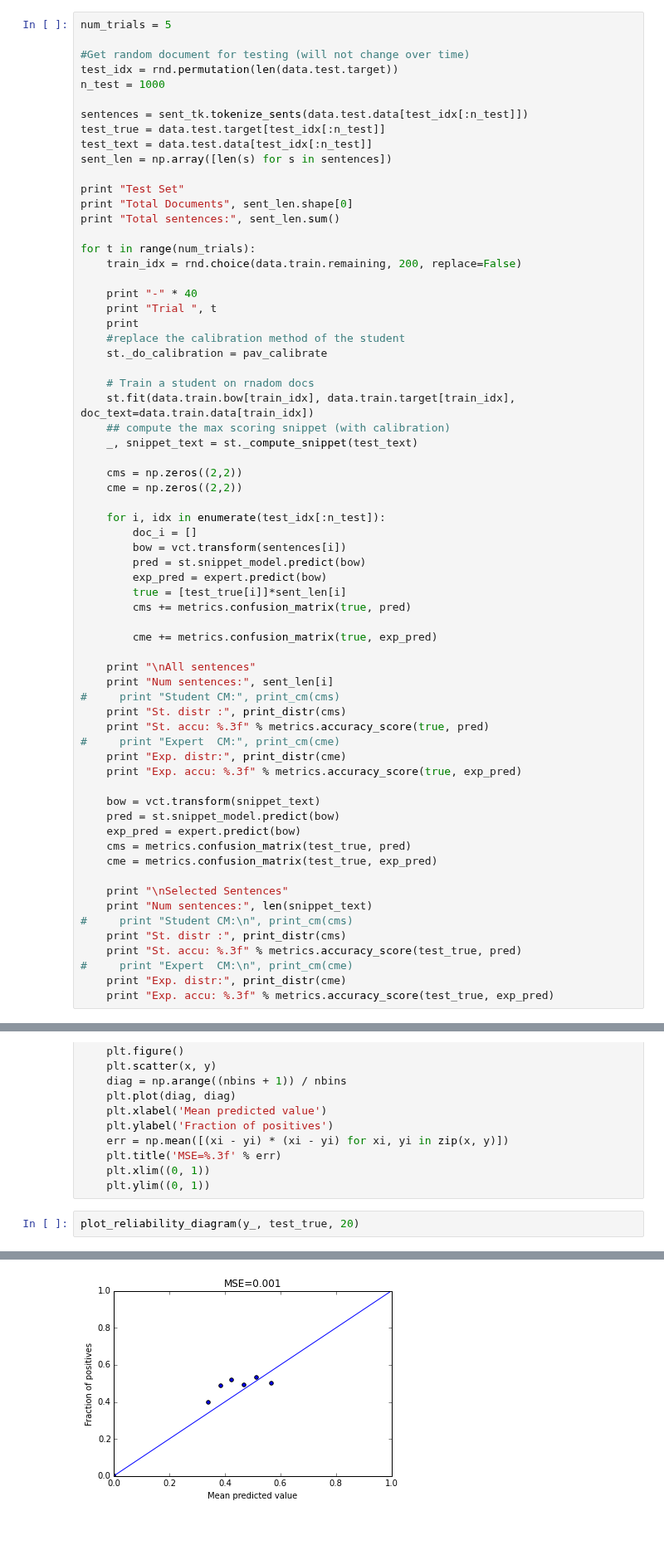
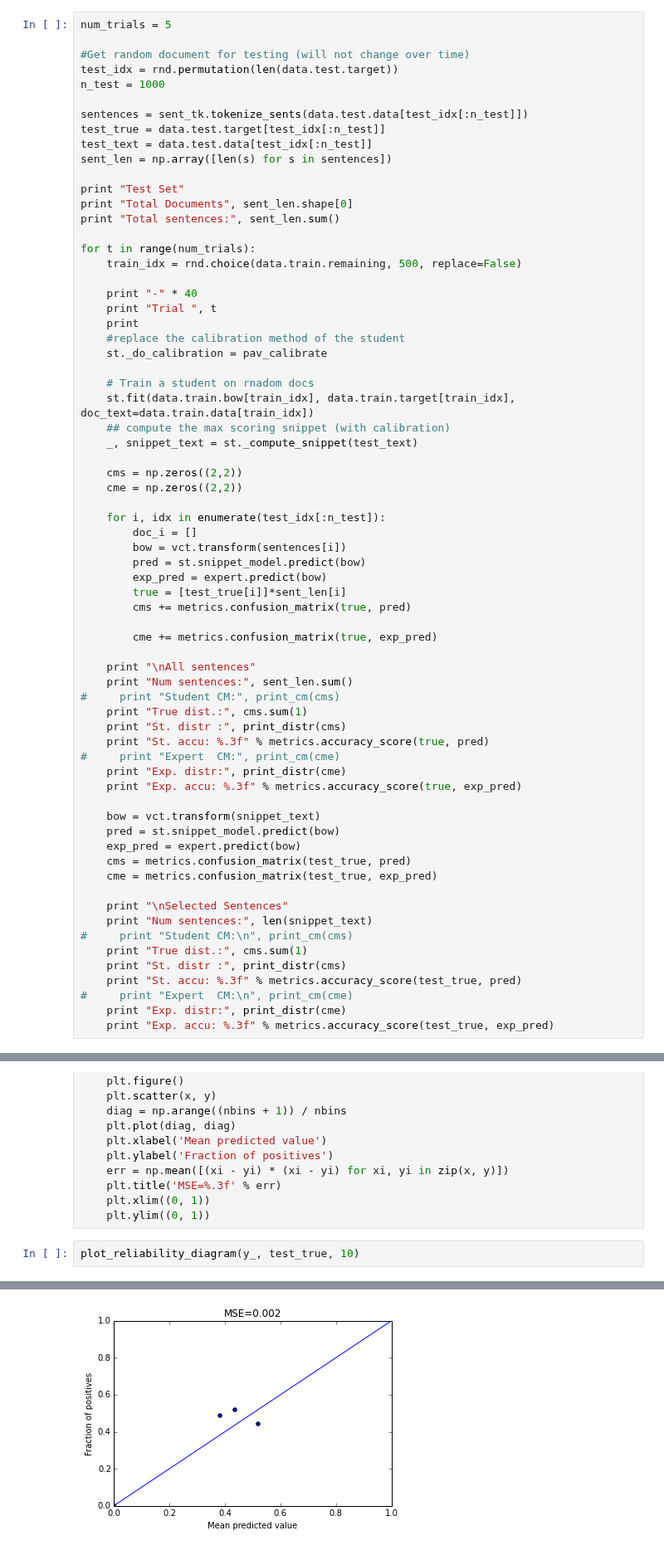
Before and after one commit to mramire8/notebooks, a Jupyter notebook: PAV_calibration.ipynb, the cells around one changed output, grey strips where cells are left out. Shown at 83% size. Cells and saved outputs as stored; diff of their text form.

```diff
--- a/PAV_calibration.ipynb
+++ b/PAV_calibration.ipynb
@@ -144,7 +144,7 @@ print "Total Documents", sent_len.shape[0]
 print "Total sentences:", sent_len.sum()
 
 for t in range(num_trials):
-    train_idx = rnd.choice(data.train.remaining, 200, replace=False)
+    train_idx = rnd.choice(data.train.remaining, 500, replace=False)
 
     print "-" * 40
     print "Trial ", t
@@ -171,8 +171,9 @@ for t in range(num_trials):
         cme += metrics.confusion_matrix(true, exp_pred)
 
     print "\nAll sentences"
-    print "Num sentences:", sent_len[i]
+    print "Num sentences:", sent_len.sum()
 #     print "Student CM:", print_cm(cms)
+    print "True dist.:", cms.sum(1)
     print "St. distr :", print_distr(cms)
     print "St. accu: %.3f" % metrics.accuracy_score(true, pred)
 #     print "Expert  CM:", print_cm(cme)
@@ -188,6 +189,7 @@ for t in range(num_trials):
     print "\nSelected Sentences"
     print "Num sentences:", len(snippet_text)
 #     print "Student CM:\n", print_cm(cms)
+    print "True dist.:", cms.sum(1)
     print "St. distr :", print_distr(cms)
     print "St. accu: %.3f" % metrics.accuracy_score(test_true, pred)
 #     print "Expert  CM:\n", print_cm(cme)
@@ -270,5 +272,5 @@ def plot_reliability_diagram(posteriors, labels, nbins=10):
     plt.xlim((0, 1))
     plt.ylim((0, 1))
 # %%
-plot_reliability_diagram(y_, test_true, 20)
+plot_reliability_diagram(y_, test_true, 10)
 # %% [output]
@@ -277 +279 @@ truth  = [0, 0, 0, 0, 0, 0, 0.40000001, 0.48648649, 0.5168919, 0.4906542, 0.5312
-[figure, old version]
+[figure, new version]
```
Also changed, not shown: parts of 2 cells of this notebook, 3 other files.
